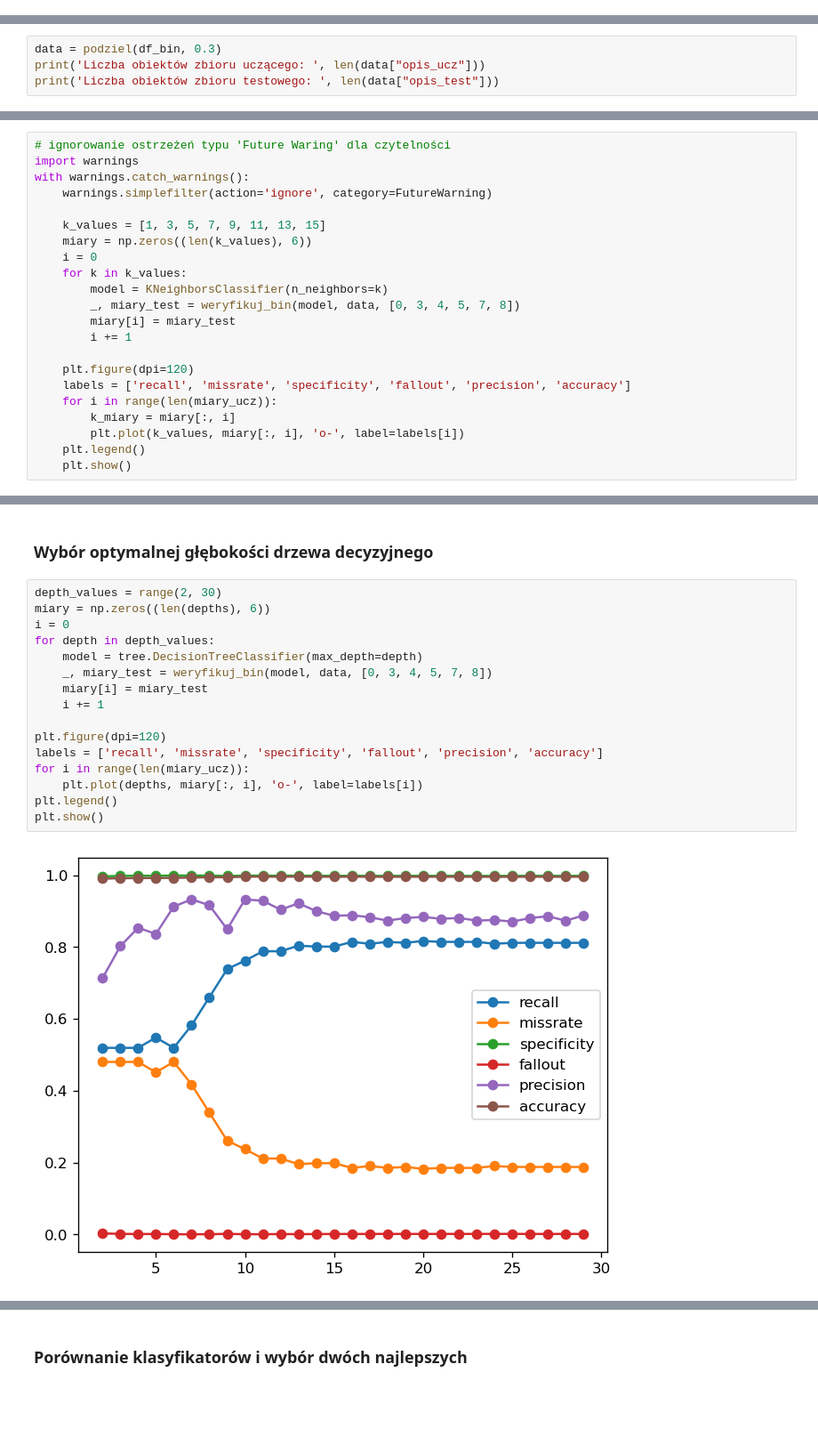
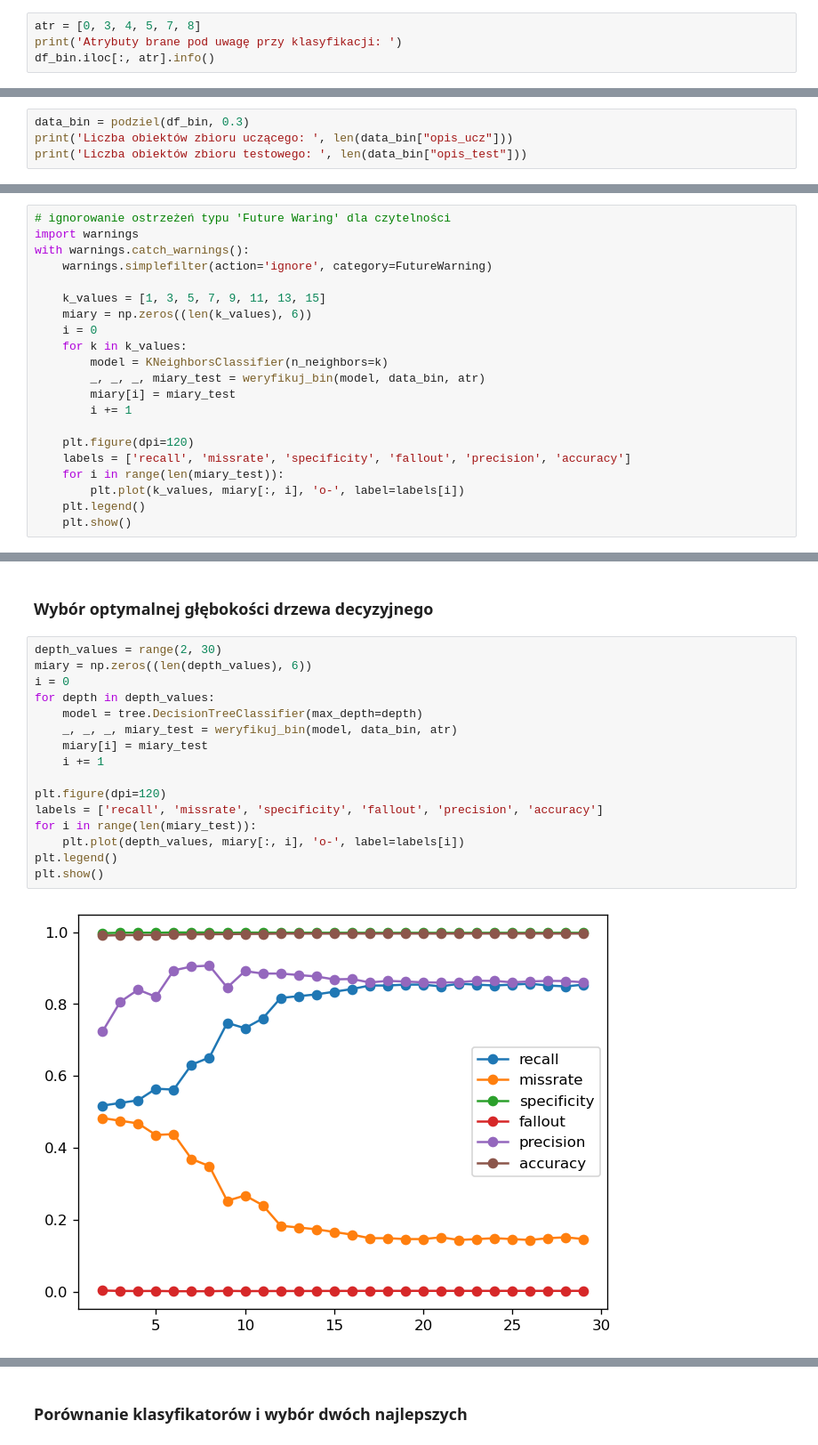
Before and after one commit to lamachan/PRiAD_projekt, a Jupyter notebook: PRiAD_projekt.ipynb, the cells around one changed output, grey strips where cells are left out. Shown at 89% size. Drawn from its saved outputs; the diff is of its cells as text; blank space fills up the shorter version.

```diff
--- a/PRiAD_projekt.ipynb
+++ b/PRiAD_projekt.ipynb
@@ -418,3 +440,7 @@ df_bin.head()
 | 2 | 0 | 0 | 20 | 20 | 0 | ... |
 | 3 | 0 | 0 | 20 | 20 | 0 | ... |
 | 4 | 64530 | 1 | 11820 | 8000 | 0 | ... |
+# %%
+atr = [0, 3, 4, 5, 7, 8]
+print('Atrybuty brane pod uwagę przy klasyfikacji: ')
+df_bin.iloc[:, atr].info()
@@ -421,7 +462,7 @@ df_bin.head()
 # %%
-data = podziel(df_bin, 0.3)
-print('Liczba obiektów zbioru uczącego: ', len(data["opis_ucz"]))
-print('Liczba obiektów zbioru testowego: ', len(data["opis_test"]))
+data_bin = podziel(df_bin, 0.3)
+print('Liczba obiektów zbioru uczącego: ', len(data_bin["opis_ucz"]))
+print('Liczba obiektów zbioru testowego: ', len(data_bin["opis_test"]))
 # %% [output]
 Liczba obiektów zbioru uczącego:  66323
 Liczba obiektów zbioru testowego:  28425
@@ -456,14 +497,13 @@ with warnings.catch_warnings():
     i = 0
     for k in k_values:
         model = KNeighborsClassifier(n_neighbors=k)
-        _, miary_test = weryfikuj_bin(model, data, [0, 3, 4, 5, 7, 8])
+        _, _, _, miary_test = weryfikuj_bin(model, data_bin, atr)
         miary[i] = miary_test
         i += 1
 
     plt.figure(dpi=120)
     labels = ['recall', 'missrate', 'specificity', 'fallout', 'precision', 'accuracy']
-    for i in range(len(miary_ucz)):
-        k_miary = miary[:, i]
+    for i in range(len(miary_test)):
         plt.plot(k_values, miary[:, i], 'o-', label=labels[i])
     plt.legend()
     plt.show()
@@ -477,19 +520,19 @@ Najlepsze wyniki daje **klasyfikator 1-NN**. Zostanie on uwzględniony w porówn
 ### Wybór optymalnej głębokości drzewa decyzyjnego
 # %%
 depth_values = range(2, 30)
-miary = np.zeros((len(depths), 6))
+miary = np.zeros((len(depth_values), 6))
 i = 0
 for depth in depth_values:
     model = tree.DecisionTreeClassifier(max_depth=depth)
-    _, miary_test = weryfikuj_bin(model, data, [0, 3, 4, 5, 7, 8])
+    _, _, _, miary_test = weryfikuj_bin(model, data_bin, atr)
     miary[i] = miary_test
     i += 1
 
 plt.figure(dpi=120)
 labels = ['recall', 'missrate', 'specificity', 'fallout', 'precision', 'accuracy']
-for i in range(len(miary_ucz)):
-    plt.plot(depths, miary[:, i], 'o-', label=labels[i])
+for i in range(len(miary_test)):
+    plt.plot(depth_values, miary[:, i], 'o-', label=labels[i])
 plt.legend()
 plt.show()
 # %% [output]
-[figure, old version]
+[figure, new version]
```
Also changed, not shown: parts of 26 cells of this notebook.
